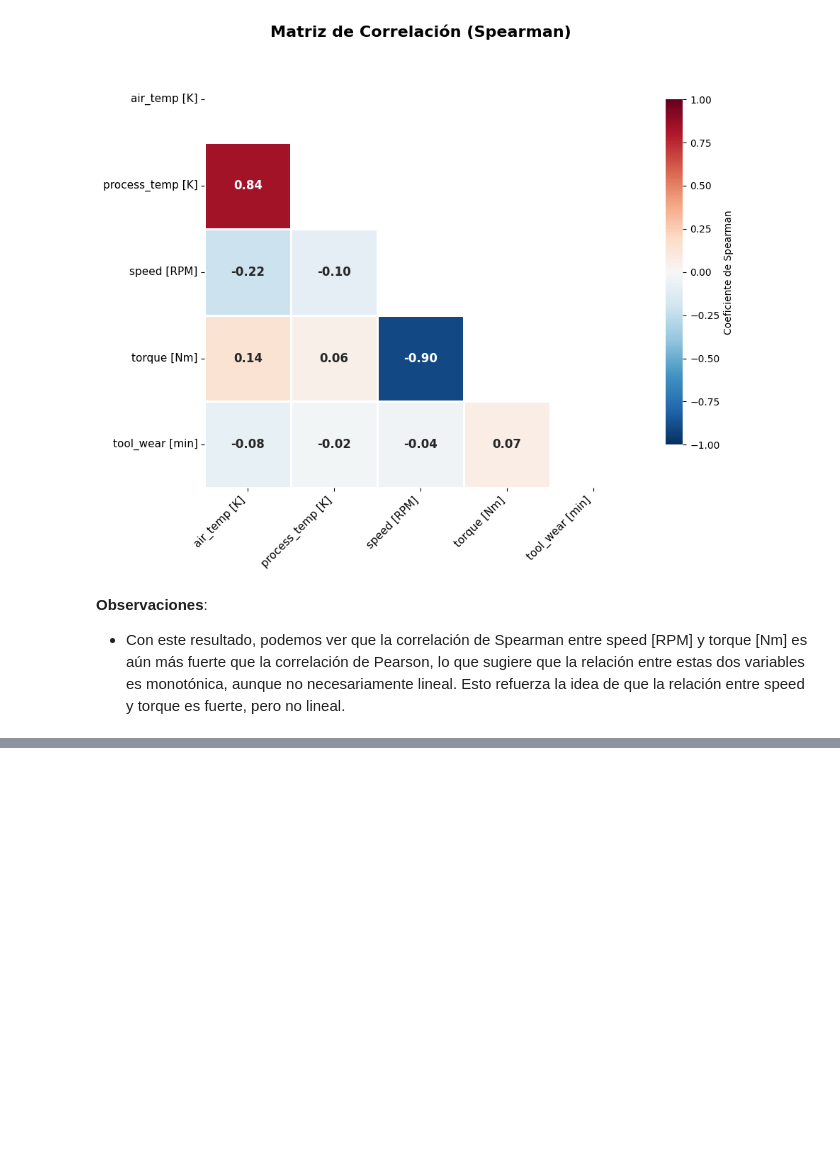
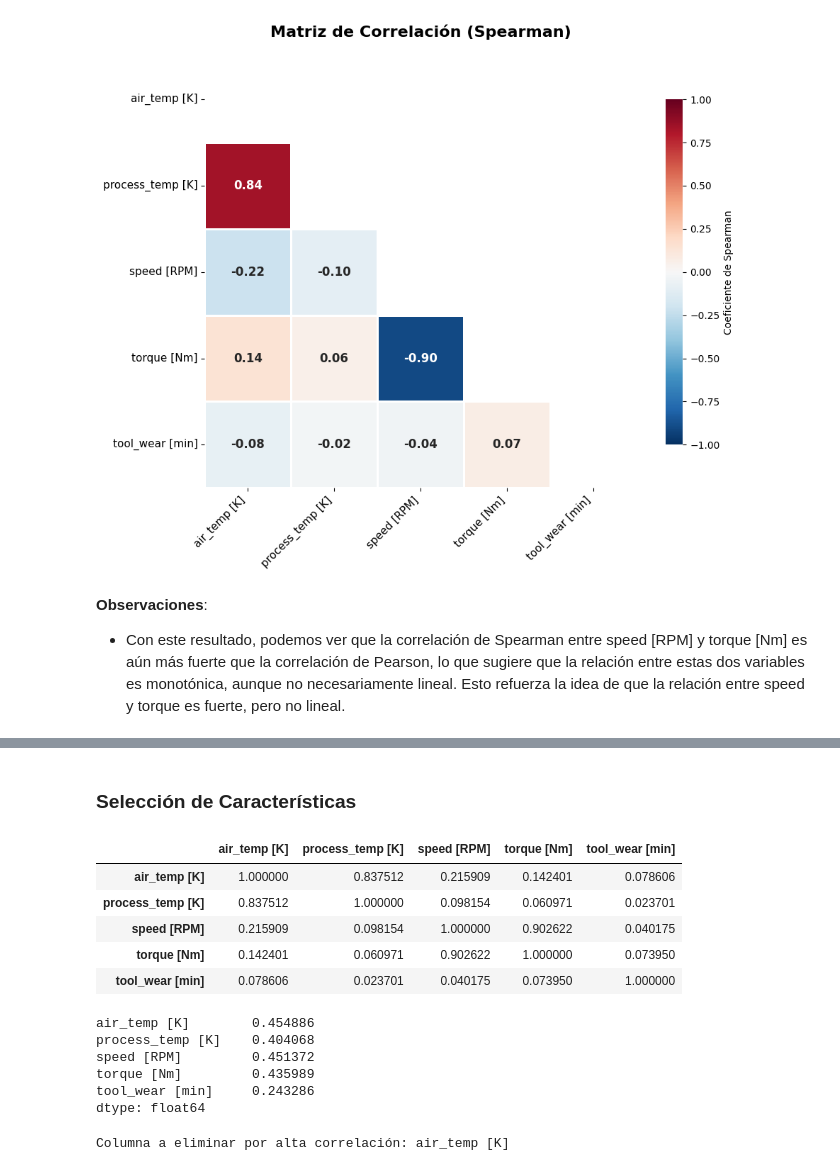
Before and after one commit to gonzag8/TP-Ciencia-de-Datos, a Jupyter notebook: Core/tp_cdd.ipynb, the cells around one changed output, grey strips where cells are left out. Drawn from its saved outputs; the diff is of its cells as text; code cells hidden in the pictures; blank space fills up the shorter version.

```diff
--- a/Core/tp_cdd.ipynb
+++ b/Core/tp_cdd.ipynb
@@ -371,0 +434,3 @@ plt.show()
+# %%
+## Reemplazamos los valores por la mediana de los valores encontrados
+df = df['air_temp [K]'].fillna(df['air_temp [K]'].median())
@@ -371,0 +447,3 @@ plt.show()
+# %%
+## Optamos por reemplazar los valores por la mediana de los valores correctos
+df.loc[df.IMC == 0, 'IMC'] = df.IMC.median()
@@ -371,0 +453,35 @@ plt.show()
+# %% [markdown]
+### Selección de Características
+# %%
+
+# TODO: CALCULAR los promedios de las columnas en la matriz de correlación de Spearman
+# Dados los coeficientes de spearman obtenidos entre torque y speed,
+# cuyo valor absoluto es >= 0.9, podemos eliminar la del mayor promedio de correlación (la más redundante).
+
+# Calculamos la matriz de correlación absoluta
+corr = df.corr(numeric_only=True, method='spearman').abs()
+corr
+# %% [output]
+|  | air_temp [K] | process_temp [K] | speed [RPM] | torque [Nm] | tool_wear [min] |
+| air_temp [K] | 1.000000 | 0.837512 | 0.215909 | 0.142401 | 0.078606 |
+| process_temp [K] | 0.837512 | 1.000000 | 0.098154 | 0.060971 | 0.023701 |
+| speed [RPM] | 0.215909 | 0.098154 | 1.000000 | 0.902622 | 0.040175 |
+| torque [Nm] | 0.142401 | 0.060971 | 0.902622 | 1.000000 | 0.073950 |
+| tool_wear [min] | 0.078606 | 0.023701 | 0.040175 | 0.073950 | 1.000000 |
+# %%
+# Calculamos un vector con las medias de cada columna
+column_mean = corr.mean(axis=1)
+column_mean
+# %% [output]
+air_temp [K]        0.454886
+process_temp [K]    0.404068
+speed [RPM]         0.451372
+torque [Nm]         0.435989
+tool_wear [min]     0.243286
+dtype: float64
+# %%
+# Eliminamos la columna con mayor promedio de correlación (entre torque y speed)
+#eliminamos speed:
+df = df.drop(columns=['speed'])
+# %% [output]
+Columna a eliminar por alta correlación: air_temp [K]
```
Also changed, not shown: parts of 22 cells of this notebook.
